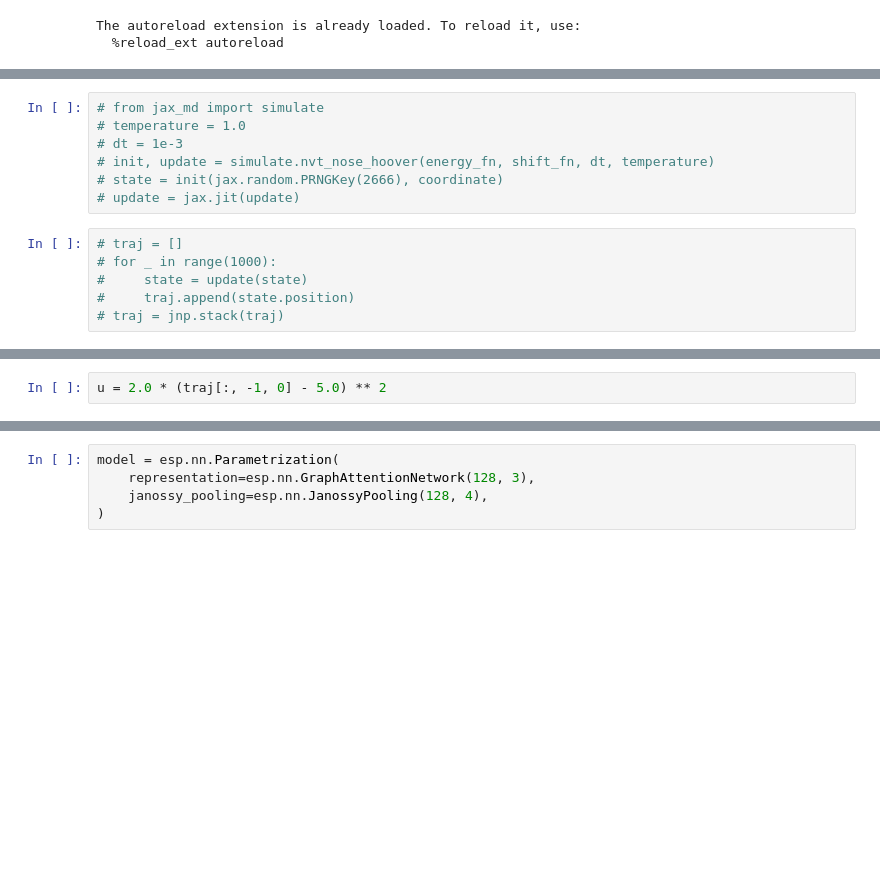
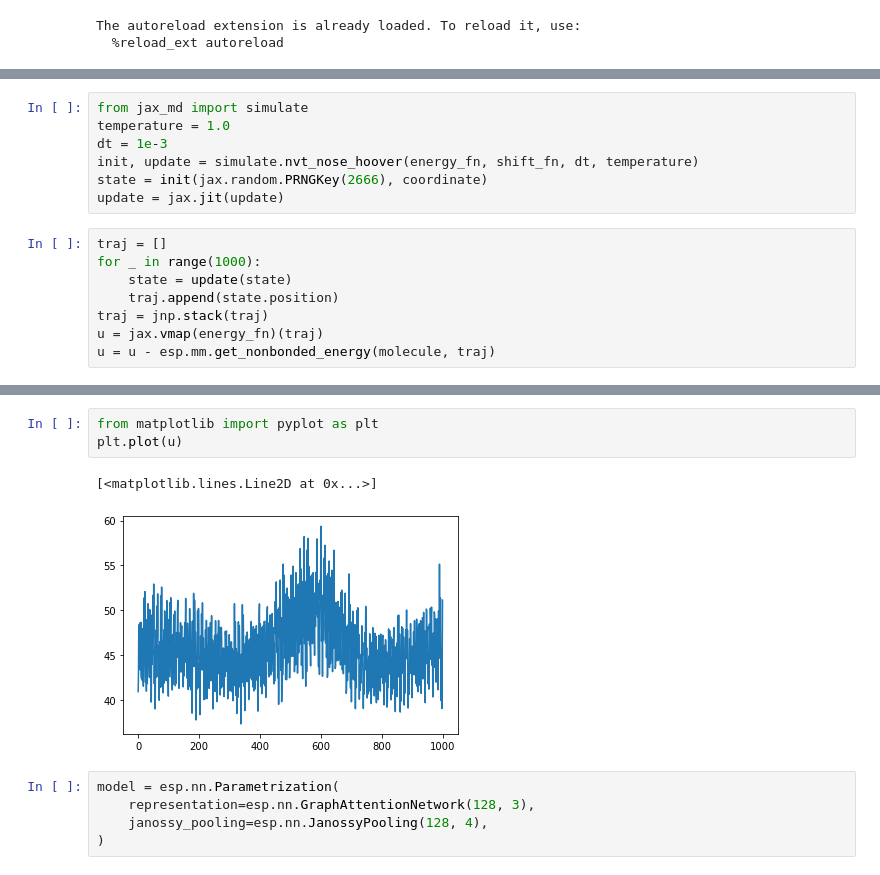
Before and after one commit to choderalab/espalomax, a Jupyter notebook: scripts/phalkethoh_mm/inspect_less_stupid.ipynb, the cells around one changed output, grey strips where cells are left out. Saved outputs shown, nothing was run; the diff lists cells and outputs as text; blank space fills up the shorter version.

```diff
--- a/scripts/phalkethoh_mm/inspect_less_stupid.ipynb
+++ b/scripts/phalkethoh_mm/inspect_less_stupid.ipynb
@@ -43,13 +52,15 @@ The autoreload extension is already loaded. To reload it, use:
 # %%
-# from jax_md import simulate
-# temperature = 1.0
-# dt = 1e-3
-# init, update = simulate.nvt_nose_hoover(energy_fn, shift_fn, dt, temperature)
-# state = init(jax.random.PRNGKey(2666), coordinate)
-# update = jax.jit(update)
+from jax_md import simulate
+temperature = 1.0
+dt = 1e-3
+init, update = simulate.nvt_nose_hoover(energy_fn, shift_fn, dt, temperature)
+state = init(jax.random.PRNGKey(2666), coordinate)
+update = jax.jit(update)
 # %%
-# traj = []
-# for _ in range(1000):
-#     state = update(state)
-#     traj.append(state.position)
-# traj = jnp.stack(traj)
+traj = []
+for _ in range(1000):
+    state = update(state)
+    traj.append(state.position)
+traj = jnp.stack(traj)
+u = jax.vmap(energy_fn)(traj)
+u = u - esp.mm.get_nonbonded_energy(molecule, traj)
@@ -62,2 +66,0 @@ traj = jnp.array(traj)
-# %%
-u = 2.0 * (traj[:, -1, 0] - 5.0) ** 2
@@ -68,3 +74,9 @@ u = 2.0 * (traj[:, -1, 0] - 5.0) ** 2
+# %%
+from matplotlib import pyplot as plt
+plt.plot(u)
+# %% [output]
+[<matplotlib.lines.Line2D at 0x...>]
+[figure, added]
 # %%
 model = esp.nn.Parametrization(
     representation=esp.nn.GraphAttentionNetwork(128, 3),
```
Also changed, not shown: parts of 12 cells of this notebook, 2 other files.
